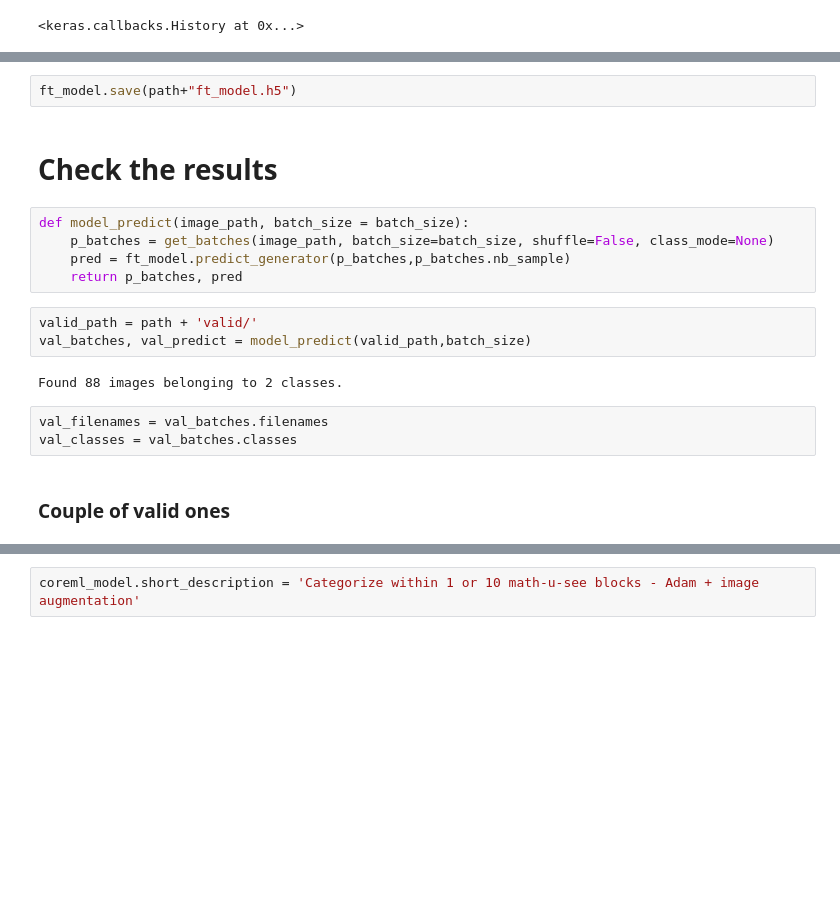
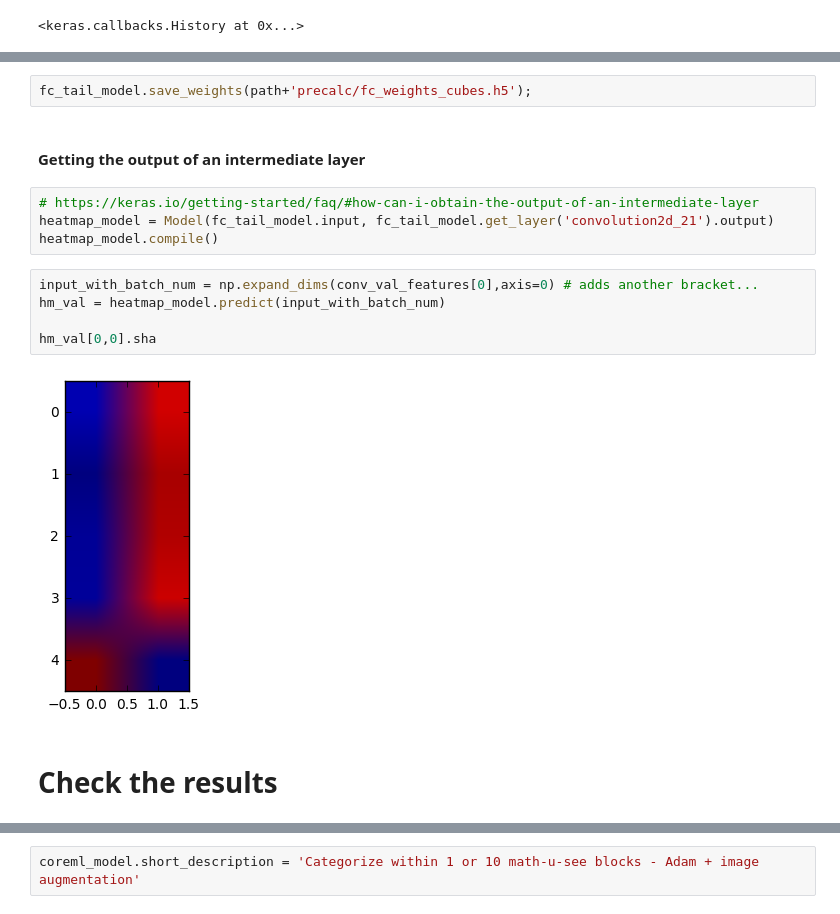
Before and after one commit to jeanfredericplante/blocks_classifier, a Jupyter notebook: notebooks/nbs/block_classifier_with_bounding_boxes.ipynb, the cells around one changed output, grey strips where cells are left out. Drawn from its saved outputs; the diff is of its cells as text; blank space fills up the shorter version.

Commit message:
wip visualizing heatmaps

```diff
--- a/notebooks/nbs/block_classifier_with_bounding_boxes.ipynb
+++ b/notebooks/nbs/block_classifier_with_bounding_boxes.ipynb
@@ -310,19 +280,17 @@ Epoch 3/3
-# %%
-ft_model.save(path+"ft_model.h5")
+# %%
+fc_tail_model.save_weights(path+'precalc/fc_weights_cubes.h5');
+# %% [markdown]
+#### Getting the output of an intermediate layer
+# %%
+# https://keras.io/getting-started/faq/#how-can-i-obtain-the-output-of-an-intermediate-layer
+heatmap_model = Model(fc_tail_model.input, fc_tail_model.get_layer('convolution2d_21').output)
+heatmap_model.compile()
+# %%
+input_with_batch_num = np.expand_dims(conv_val_features[0],axis=0) # adds another bracket...
+hm_val = heatmap_model.predict(input_with_batch_num)
+
+hm_val[0,0].sha
+# %% [output]
+[figure, added]
 # %% [markdown]
 # Check the results
-# %%
-def model_predict(image_path, batch_size = batch_size):
-    p_batches = get_batches(image_path, batch_size=batch_size, shuffle=False, class_mode=None)
-    pred = ft_model.predict_generator(p_batches,p_batches.nb_sample)
-    return p_batches, pred
-# %%
-valid_path = path + 'valid/'
-val_batches, val_predict = model_predict(valid_path,batch_size)
-# %% [output]
-Found 88 images belonging to 2 classes.
-# %%
-val_filenames = val_batches.filenames
-val_classes = val_batches.classes
-# %% [markdown]
-### Couple of valid ones
```
Also changed, not shown: parts of 21 cells of this notebook.
